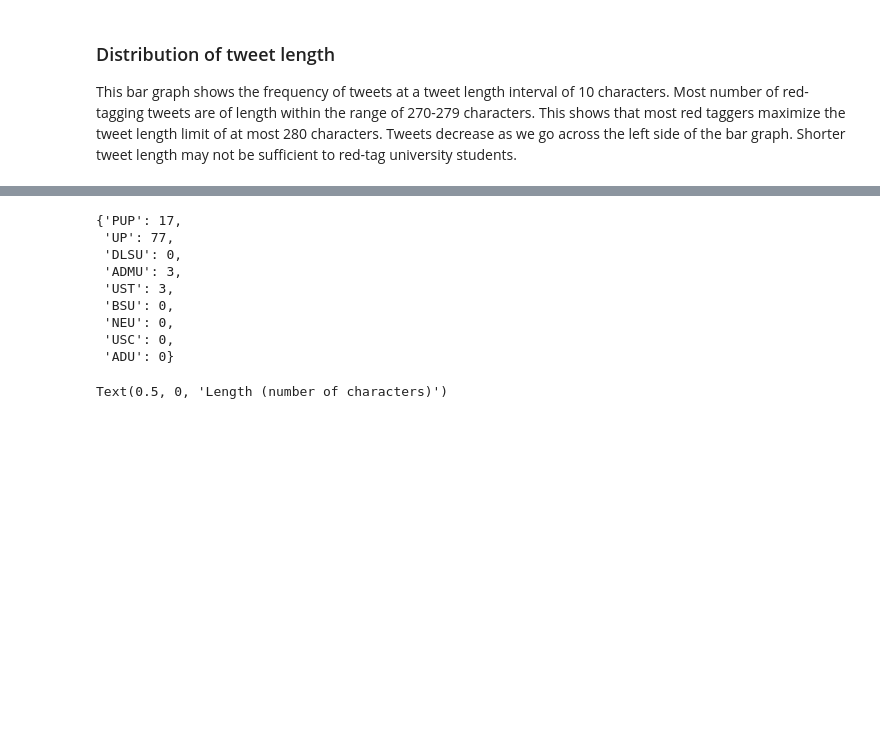
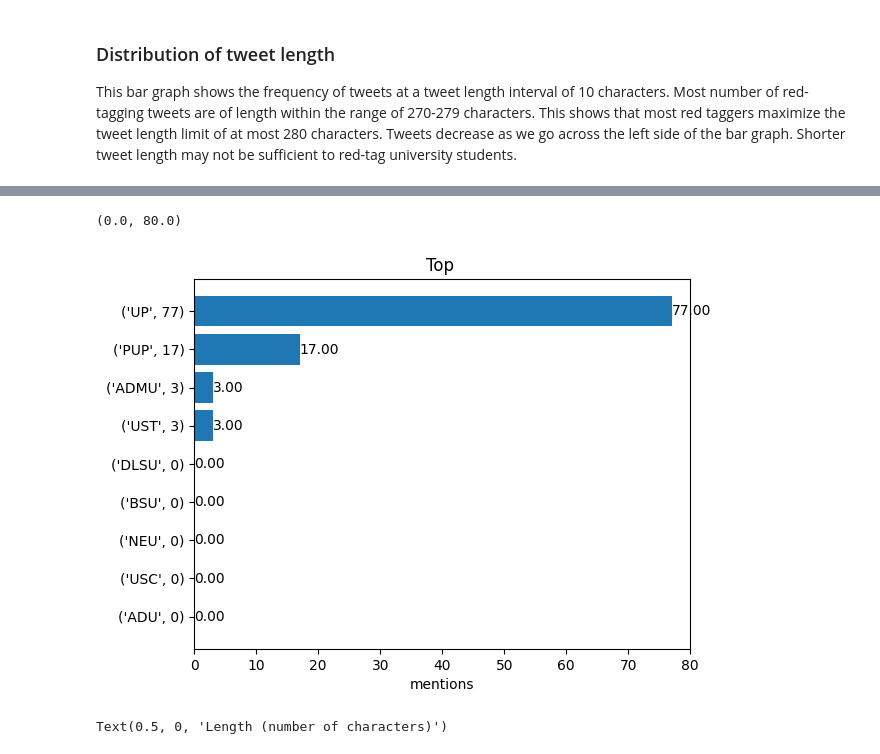
Before and after one commit to ShiroeLH/CS-132-PH-Twitter-Mis-Disinformation-Analysis, a Jupyter notebook: analysis/analysis.ipynb, the cells around one changed output, grey strips where cells are left out. Cells and saved outputs as stored; diff of their text form; code cells hidden in the pictures; blank space fills up the shorter version.

Commit message:
Added Top  Universities chart

```diff
--- a/analysis/analysis.ipynb
+++ b/analysis/analysis.ipynb
@@ -838,42 +838,58 @@ schools = {
         'UST':['ust', 'university of santo tomas','u.s.t.','u.s.t','uste'],
         'BSU': ['batangas state university', 'bsu'],
         'NEU': ['new er university', 'neu'],
         'USC': ['university of san carlos', 'usc'],
         'ADU': ['adamson university','adu']
 
     }
 
 school_count = {item:0 for item in schools}
 
 def get_school(tweet):
     saved_schl = []
     temp = tweet
     for school, keywords in schools.items():
         for keyword in keywords:
             if keyword in temp.lower().split():
                 saved_schl.append(school)
                 temp.strip(keyword)
 
     saved_schl = list(set(saved_schl))
     for school in saved_schl:
         school_count[school] += 1
 
     return saved_schl
 
 
 df_clean['school'] = df_clean['Tweet'].apply(get_school)
 df_clean['school']
 school_count
+
+school_count = dict(sorted(school_count.items(), key=lambda x:x[1], reverse=True))
+
+
+# df_schools = pd.DataFrame({
+#     'Schools' : [item for item in school_count],
+#     'Count' : [school_count[item] for item in school_count]
+# })
+
+schools_grph = tuple(school_count.items())
+y_pos = np.arange(len(schools_grph))
+count = [school_count[item] for item in school_count]
+fig, ax = plt.subplots()
+
+hbars = ax.barh(y_pos, count, align='center')
+ax.set_yticks(y_pos, labels=schools_grph)
+ax.invert_yaxis()  # labels read top-to-bottom
+ax.set_xlabel('mentions')
+ax.set_title('Top ')
+
+# Label with specially formatted floats
+ax.bar_label(hbars, fmt='%.2f')
+ax.set_xlim(right=100)  # adjust xlim to fit labels
 # %% [output]
-{'PUP': 17,
- 'UP': 77,
- 'DLSU': 0,
- 'ADMU': 3,
- 'UST': 3,
- 'BSU': 0,
- 'NEU': 0,
- 'USC': 0,
- 'ADU': 0}
+(0.0, 80.0)
+[figure, added]
 # %%
 df_eng_len = pd.DataFrame(
     {'Retweets': df_clean.Retweets,
```
Also changed, not shown: parts of 3 cells of this notebook.
